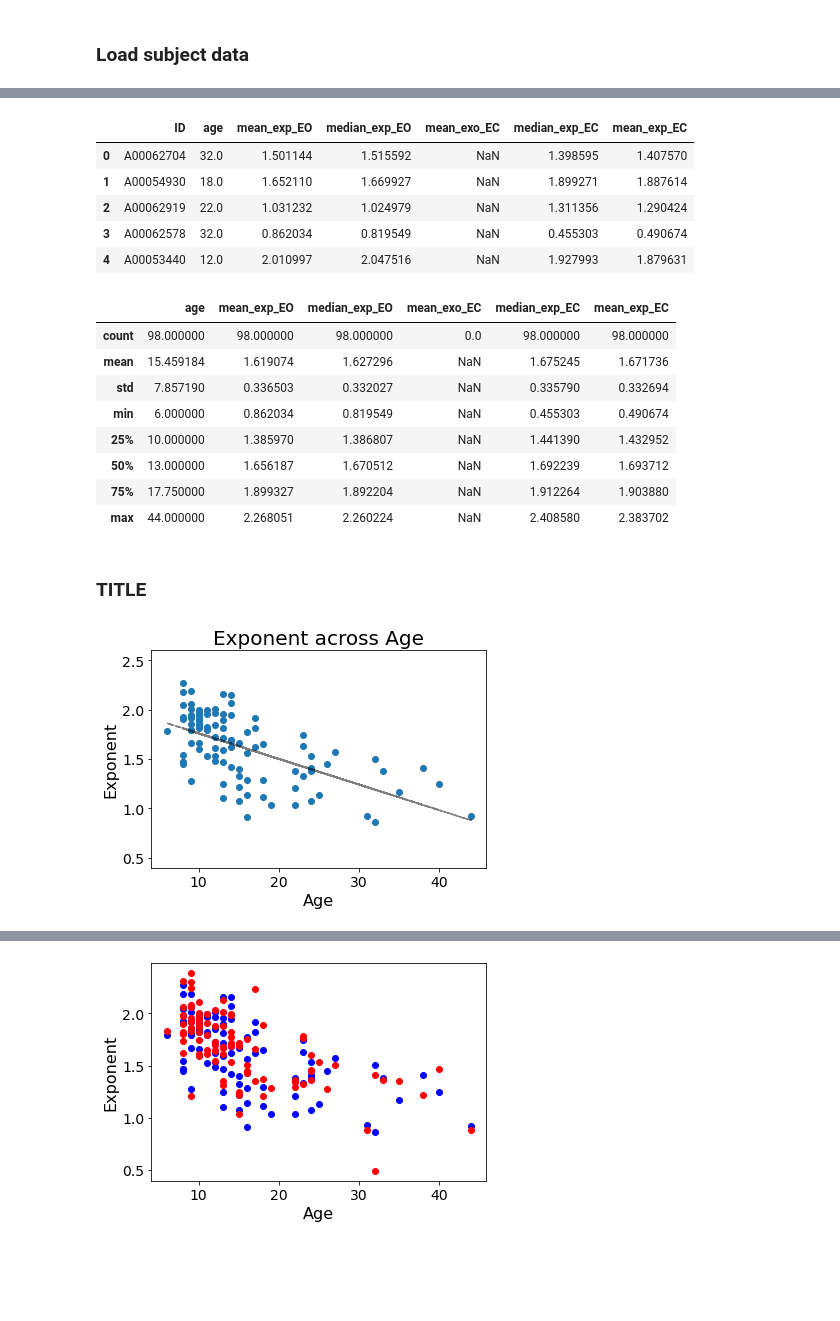
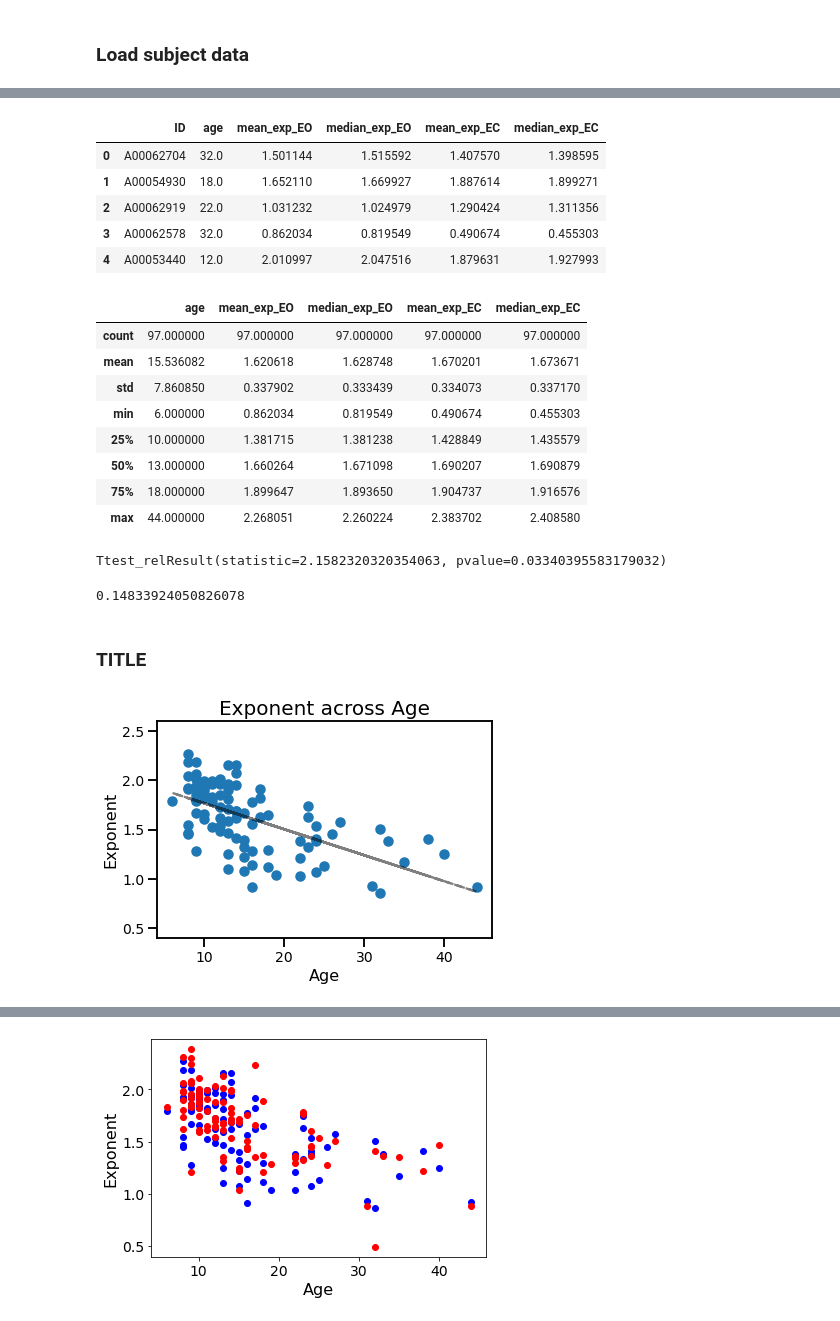
Before and after one commit to voytekresearch/EEGMapping, a Jupyter notebook: childmind/notebooks/02-EEGGroupAnalysis.ipynb, the cells around one changed output, grey strips where cells are left out. Cells and saved outputs as stored; diff of their text form; code cells hidden in the pictures; blank space fills up the shorter version.

```diff
--- a/childmind/notebooks/02-EEGGroupAnalysis.ipynb
+++ b/childmind/notebooks/02-EEGGroupAnalysis.ipynb
@@ -30,5 +30,9 @@ from core.plts import plot_scatter
 # %%
 #corr_func = spearmanr
 corr_func = pearsonr
+# %%
+# Set plotting style from seaborn
+import seaborn as sns
+sns.set_context('talk')
 # %%
-SAVE_FIG = False
+SAVE_FIG = True
@@ -59,7 +66,7 @@ print(n_subjs, ' subjects.')
 # Initialize dataframe to store aperiodic data
 ap_df = pd.DataFrame(columns=['ID', 'age',
                               'mean_exp_EO', 'median_exp_EO',
-                              'mean_exo_EC', 'median_exp_EC'])
+                              'mean_exp_EC', 'median_exp_EC'])
 
 # Collect data from all subjects
 for data in all_data:
@@ -76,22 +83,22 @@ for data in all_data:
 # Check out the dataframe
 ap_df.head()
 # %% [output]
-|  | ID | age | mean_exp_EO | median_exp_EO | mean_exo_EC | median_exp_EC | mean_exp_EC |
-| 0 | A00062704 | 32.0 | 1.501144 | 1.515592 | NaN | 1.398595 | 1.407570 |
-| 1 | A00054930 | 18.0 | 1.652110 | 1.669927 | NaN | 1.899271 | 1.887614 |
-| 2 | A00062919 | 22.0 | 1.031232 | 1.024979 | NaN | 1.311356 | 1.290424 |
-| 3 | A00062578 | 32.0 | 0.862034 | 0.819549 | NaN | 0.455303 | 0.490674 |
-| 4 | A00053440 | 12.0 | 2.010997 | 2.047516 | NaN | 1.927993 | 1.879631 |
+|  | ID | age | mean_exp_EO | median_exp_EO | mean_exp_EC | median_exp_EC |
+| 0 | A00062704 | 32.0 | 1.501144 | 1.515592 | 1.407570 | 1.398595 |
+| 1 | A00054930 | 18.0 | 1.652110 | 1.669927 | 1.887614 | 1.899271 |
+| 2 | A00062919 | 22.0 | 1.031232 | 1.024979 | 1.290424 | 1.311356 |
+| 3 | A00062578 | 32.0 | 0.862034 | 0.819549 | 0.490674 | 0.455303 |
+| 4 | A00053440 | 12.0 | 2.010997 | 2.047516 | 1.879631 | 1.927993 |
 # %%
 # Descriptive statistics
 ap_df.describe()
 # %% [output]
-|  | age | mean_exp_EO | median_exp_EO | mean_exo_EC | median_exp_EC | mean_exp_EC |
-| count | 98.000000 | 98.000000 | 98.000000 | 0.0 | 98.000000 | 98.000000 |
-| mean | 15.459184 | 1.619074 | 1.627296 | NaN | 1.675245 | 1.671736 |
-| std | 7.857190 | 0.336503 | 0.332027 | NaN | 0.335790 | 0.332694 |
-| min | 6.000000 | 0.862034 | 0.819549 | NaN | 0.455303 | 0.490674 |
-| 25% | 10.000000 | 1.385970 | 1.386807 | NaN | 1.441390 | 1.432952 |
-| 50% | 13.000000 | 1.656187 | 1.670512 | NaN | 1.692239 | 1.693712 |
-| 75% | 17.750000 | 1.899327 | 1.892204 | NaN | 1.912264 | 1.903880 |
-| max | 44.000000 | 2.268051 | 2.260224 | NaN | 2.408580 | 2.383702 |
+|  | age | mean_exp_EO | median_exp_EO | mean_exp_EC | median_exp_EC |
+| count | 97.000000 | 97.000000 | 97.000000 | 97.000000 | 97.000000 |
+| mean | 15.536082 | 1.620618 | 1.628748 | 1.670201 | 1.673671 |
+| std | 7.860850 | 0.337902 | 0.333439 | 0.334073 | 0.337170 |
+| min | 6.000000 | 0.862034 | 0.819549 | 0.490674 | 0.455303 |
+| 25% | 10.000000 | 1.381715 | 1.381238 | 1.428849 | 1.435579 |
+| 50% | 13.000000 | 1.660264 | 1.671098 | 1.690207 | 1.690879 |
+| 75% | 18.000000 | 1.899647 | 1.893650 | 1.904737 | 1.916576 |
+| max | 44.000000 | 2.268051 | 2.260224 | 2.383702 | 2.408580 |
@@ -98,12 +108,21 @@ ap_df.describe()
+# %%
+# Compare between EO & EC
+ttest_rel(ap_df['median_exp_EC'].values, ap_df['median_exp_EO'].values)
+# %% [output]
+Ttest_relResult(statistic=2.1582320320354063, pvalue=0.03340395583179032)
+# %%
+cohens_d(ap_df['mean_exp_EC'].values, ap_df['mean_exp_EO'].values)
+# %% [output]
+0.14833924050826078
 # %% [markdown]
 ### TITLE
 # %%
 # Plot exponent data relation to age - EO
 plot_scatter(ap_df['age'], ap_df['mean_exp_EO'], ylim=[0.4, 2.6],
              title='Exponent across Age', xlabel='Age', ylabel='Exponent',
-             save_fig=SAVE_FIG, file_name='')
+             save_fig=SAVE_FIG, file_name='exp-age-corr-eo')
 # %% [output]
-[figure, old version]
+[figure, new version]
 # %%
 # Plot exponent data relation to age - EO
 plot_scatter(ap_df['age'], ap_df['mean_exp_EC'], ylim=[0.4, 2.6], color='red',
```
Also changed, not shown: parts of 43 cells of this notebook, 4 other files.
